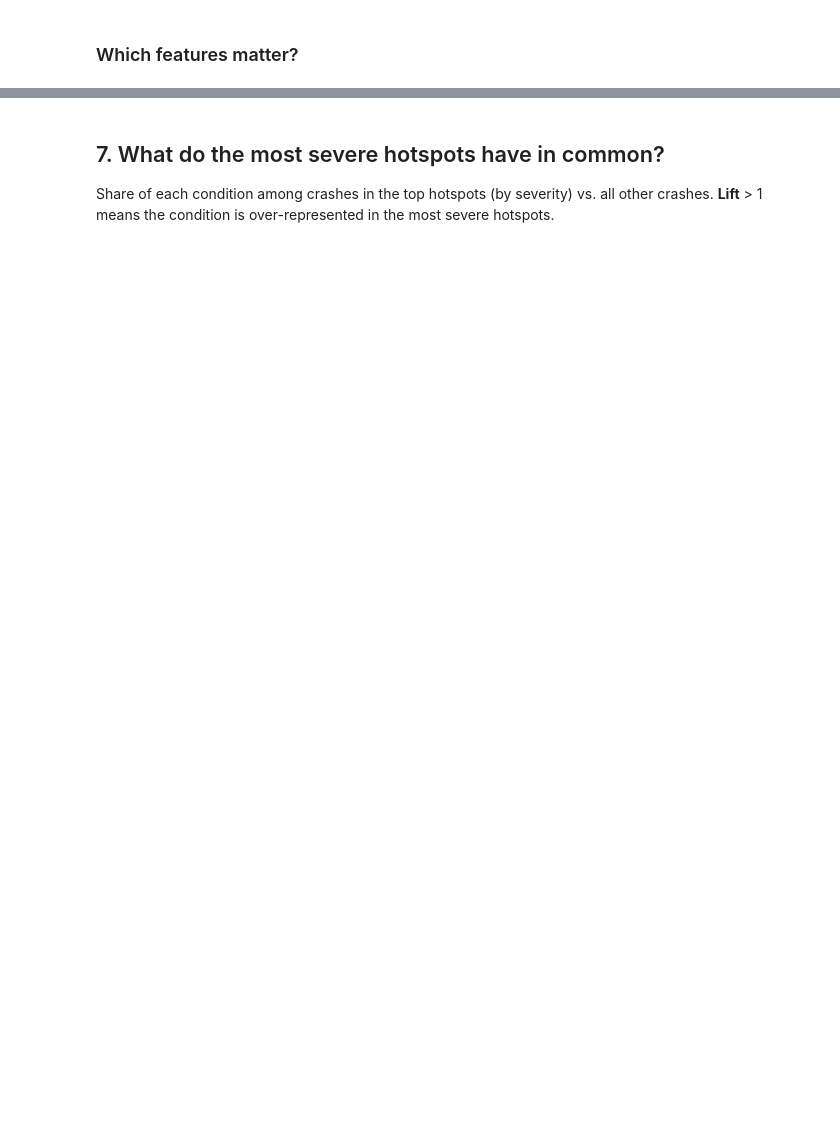
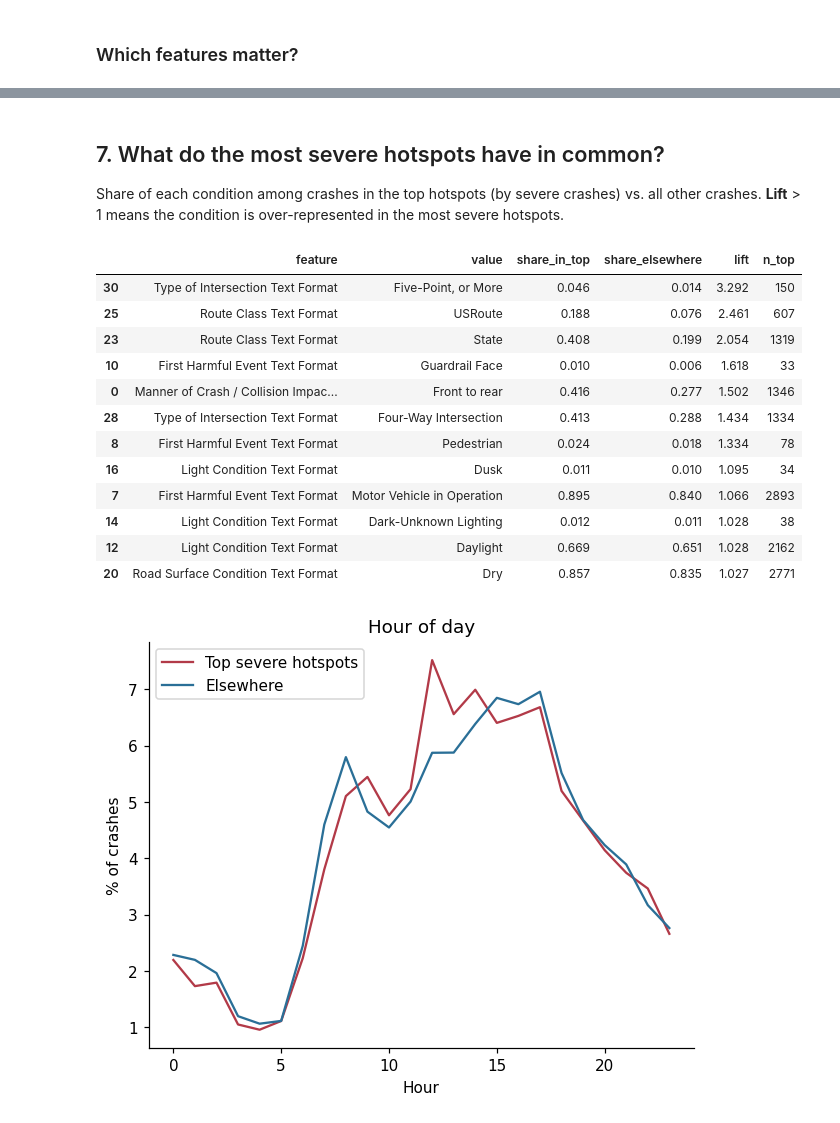
Before and after one commit to SeanSalafia/CT-Car-Crash-ML-Project, a Jupyter notebook: fairfield_crash_severity.ipynb, the cells around one changed output, grey strips where cells are left out. Drawn from its saved outputs; the diff is of its cells as text; code cells hidden in the pictures; blank space fills up the shorter version.

```diff
--- a/fairfield_crash_severity.ipynb
+++ b/fairfield_crash_severity.ipynb
@@ -368,27 +440,41 @@ hidden[["hotspot", "town", "lat", "lon", "crashes", "severe", "fatal", "severity
 # %% [markdown]
 ## 7. What do the most severe hotspots have in common?
-Share of each condition among crashes in the top hotspots (by severity) vs. all other crashes.
+Share of each condition among crashes in the top hotspots (by severe crashes) vs. all other crashes.
 **Lift** > 1 means the condition is over-represented in the most severe hotspots.
 # %%
 geo["in_top"] = geo.hotspot.isin(top_sev)
 rows = []
 for c in CAT_FEATURES:
     a = geo.loc[geo.in_top, c].value_counts(normalize=True)
     b = geo.loc[~geo.in_top, c].value_counts(normalize=True)
     n_top = geo.loc[geo.in_top, c].value_counts()
     for v in a.index:
         if n_top[v] >= 30:
             rows.append({"feature": c, "value": v, "share_in_top": a[v], "share_elsewhere": b.get(v, 0.0),
                          "lift": a[v] / max(b.get(v, 0.0), 1e-9), "n_top": n_top[v]})
 lift = pd.DataFrame(rows).sort_values("lift", ascending=False)
 display(lift.head(12).round(3))
 
 ax = (geo[geo.in_top].hour.value_counts(normalize=True).sort_index() * 100).plot(label="Top severe hotspots", color="#b23a48")
 (geo[~geo.in_top].hour.value_counts(normalize=True).sort_index() * 100).plot(ax=ax, label="Elsewhere", color="#2a6f97")
 ax.set(title="Hour of day", xlabel="Hour", ylabel="% of crashes"); ax.legend(); plt.show()
 
 os.makedirs("outputs", exist_ok=True)
 hot.to_csv("outputs/hotspots_ranked.csv", index=False)
-if USING_SYNTHETIC: print("\n*** REMINDER: every number above came from FAKE data. ***")
+# %% [output]
+|  | feature | value | share_in_top | share_elsewhere | lift | n_top |
+| 30 | Type of Intersection Text Format | Five-Point, or More | 0.046 | 0.014 | 3.292 | 150 |
+| 25 | Route Class Text Format | USRoute | 0.188 | 0.076 | 2.461 | 607 |
+| 23 | Route Class Text Format | State | 0.408 | 0.199 | 2.054 | 1319 |
+| 10 | First Harmful Event Text Format | Guardrail Face | 0.010 | 0.006 | 1.618 | 33 |
+| 0 | Manner of Crash / Collision Impac... | Front to rear | 0.416 | 0.277 | 1.502 | 1346 |
+| 28 | Type of Intersection Text Format | Four-Way Intersection | 0.413 | 0.288 | 1.434 | 1334 |
+| 8 | First Harmful Event Text Format | Pedestrian | 0.024 | 0.018 | 1.334 | 78 |
+| 16 | Light Condition Text Format | Dusk | 0.011 | 0.010 | 1.095 | 34 |
+| 7 | First Harmful Event Text Format | Motor Vehicle in Operation | 0.895 | 0.840 | 1.066 | 2893 |
+| 14 | Light Condition Text Format | Dark-Unknown Lighting | 0.012 | 0.011 | 1.028 | 38 |
+| 12 | Light Condition Text Format | Daylight | 0.669 | 0.651 | 1.028 | 2162 |
+| 20 | Road Surface Condition Text Format | Dry | 0.857 | 0.835 | 1.027 | 2771 |
+[figure, added]
 # %% [markdown]
 ## 8. Summary & limitations
```
Also changed, not shown: parts of 19 cells of this notebook, 3 other files.
